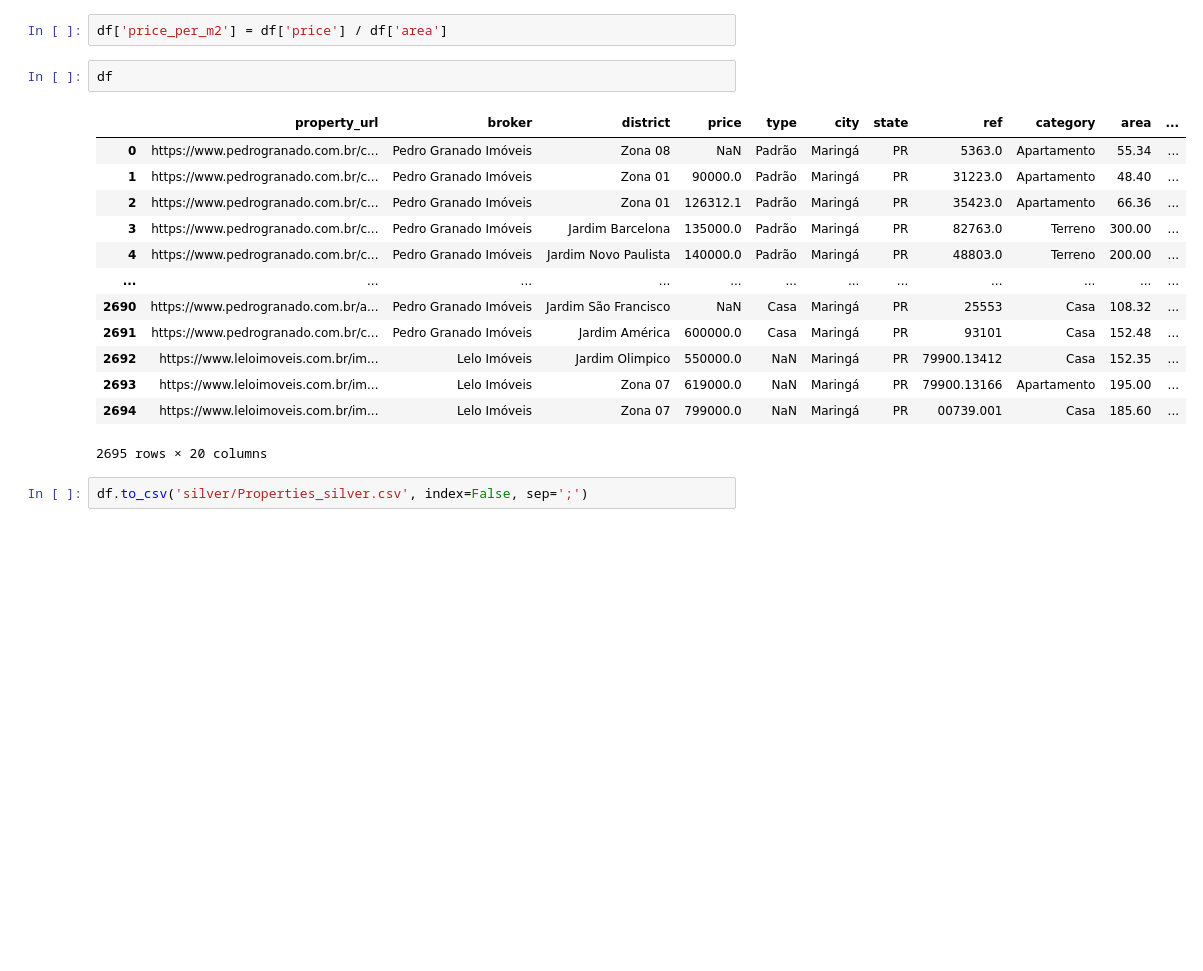
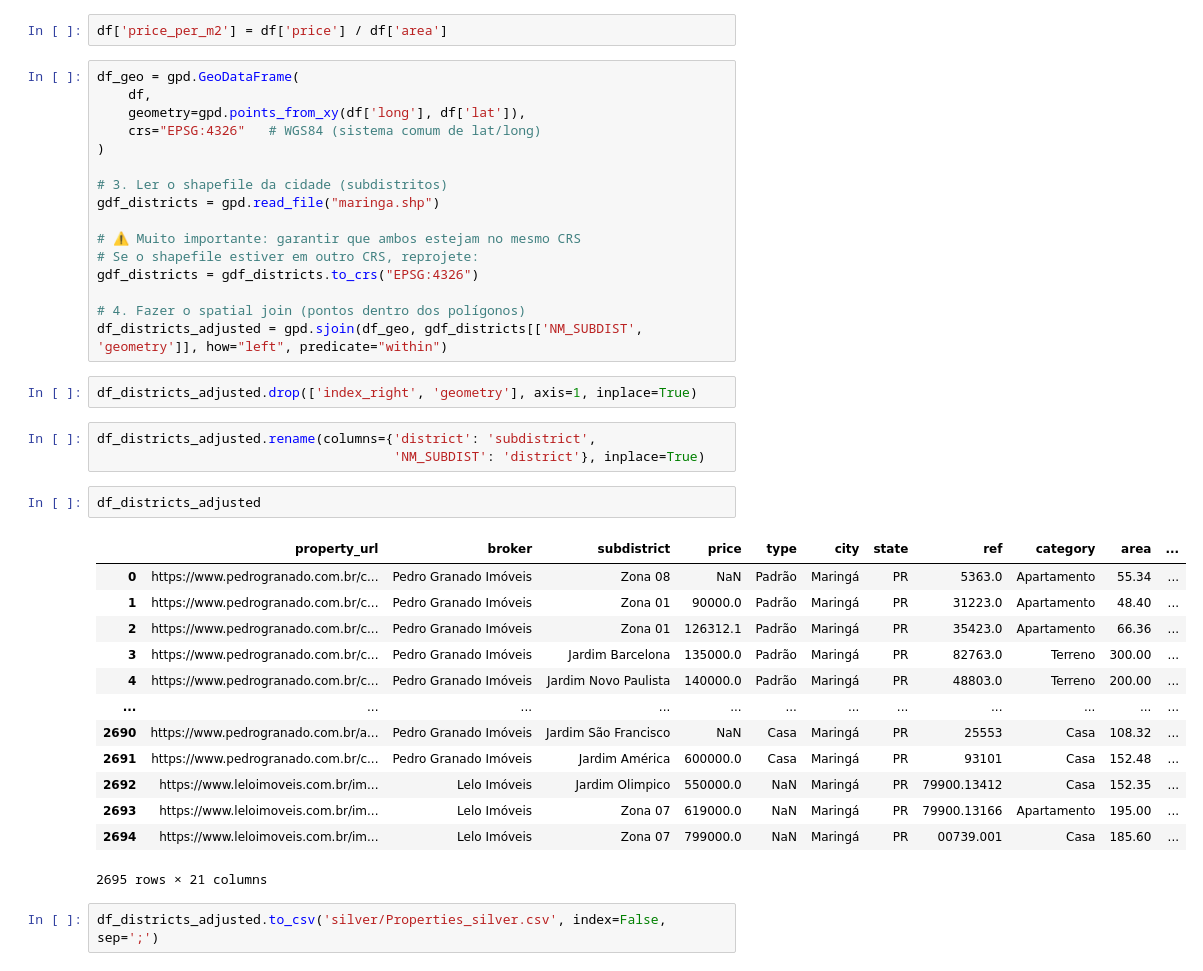
Before and after one commit to joaopaivaa/Maringa-Housing-Prices, a Jupyter notebook: data_cleaning.ipynb, the cells around one changed output. Drawn from its saved outputs; the diff is of its cells as text; blank space fills up the shorter version.

Commit message:
updates silver treatment

```diff
--- a/data_cleaning.ipynb
+++ b/data_cleaning.ipynb
@@ -76,21 +77,42 @@ df.loc[pd.isna(df['sold_date']), 'is_sold'] = False
 df['days_on_market'] = (pd.to_datetime(df['sold_date']) - pd.to_datetime(df['added_date'])).dt.days
 # %%
 df['price_per_m2'] = df['price'] / df['area']
+# %%
+df_geo = gpd.GeoDataFrame(
+    df,
+    geometry=gpd.points_from_xy(df['long'], df['lat']),
+    crs="EPSG:4326"   # WGS84 (sistema comum de lat/long)
+)
+
+# 3. Ler o shapefile da cidade (subdistritos)
+gdf_districts = gpd.read_file("maringa.shp")
+
+# ⚠️ Muito importante: garantir que ambos estejam no mesmo CRS
+# Se o shapefile estiver em outro CRS, reprojete:
+gdf_districts = gdf_districts.to_crs("EPSG:4326")
+
+# 4. Fazer o spatial join (pontos dentro dos polígonos)
+df_districts_adjusted = gpd.sjoin(df_geo, gdf_districts[['NM_SUBDIST', 'geometry']], how="left", predicate="within")
 # %%
-df
+df_districts_adjusted.drop(['index_right', 'geometry'], axis=1, inplace=True)
-# %% [output]
-|  | property_url | broker | district | price | type | city | state | ref | category | area | ... |
-| 0 | https://www.pedrogranado.com.br/c... | Pedro Granado Imóveis | Zona 08 | NaN | Padrão | Maringá | PR | 5363.0 | Apartamento | 55.34 | ... |
-| 1 | https://www.pedrogranado.com.br/c... | Pedro Granado Imóveis | Zona 01 | 90000.0 | Padrão | Maringá | PR | 31223.0 | Apartamento | 48.40 | ... |
-| 2 | https://www.pedrogranado.com.br/c... | Pedro Granado Imóveis | Zona 01 | 126312.1 | Padrão | Maringá | PR | 35423.0 | Apartamento | 66.36 | ... |
-| 3 | https://www.pedrogranado.com.br/c... | Pedro Granado Imóveis | Jardim Barcelona | 135000.0 | Padrão | Maringá | PR | 82763.0 | Terreno | 300.00 | ... |
-| 4 | https://www.pedrogranado.com.br/c... | Pedro Granado Imóveis | Jardim Novo Paulista | 140000.0 | Padrão | Maringá | PR | 48803.0 | Terreno | 200.00 | ... |
-| ... | ... | ... | ... | ... | ... | ... | ... | ... | ... | ... | ... |
-| 2690 | https://www.pedrogranado.com.br/a... | Pedro Granado Imóveis | Jardim São Francisco | NaN | Casa | Maringá | PR | 25553 | Casa | 108.32 | ... |
-| 2691 | https://www.pedrogranado.com.br/c... | Pedro Granado Imóveis | Jardim América | 600000.0 | Casa | Maringá | PR | 93101 | Casa | 152.48 | ... |
-| 2692 | https://www.leloimoveis.com.br/im... | Lelo Imóveis | Jardim Olimpico | 550000.0 | NaN | Maringá | PR | 79900.13412 | Casa | 152.35 | ... |
-| 2693 | https://www.leloimoveis.com.br/im... | Lelo Imóveis | Zona 07 | 619000.0 | NaN | Maringá | PR | 79900.13166 | Apartamento | 195.00 | ... |
-| 2694 | https://www.leloimoveis.com.br/im... | Lelo Imóveis | Zona 07 | 799000.0 | NaN | Maringá | PR | 00739.001 | Casa | 185.60 | ... |
-2695 rows × 20 columns
+# %%
+df_districts_adjusted.rename(columns={'district': 'subdistrict',
+                                      'NM_SUBDIST': 'district'}, inplace=True)
+# %%
+df_districts_adjusted
+# %% [output]
+|  | property_url | broker | subdistrict | price | type | city | state | ref | category | area | ... |
+| 0 | https://www.pedrogranado.com.br/c... | Pedro Granado Imóveis | Zona 08 | NaN | Padrão | Maringá | PR | 5363.0 | Apartamento | 55.34 | ... |
+| 1 | https://www.pedrogranado.com.br/c... | Pedro Granado Imóveis | Zona 01 | 90000.0 | Padrão | Maringá | PR | 31223.0 | Apartamento | 48.40 | ... |
+| 2 | https://www.pedrogranado.com.br/c... | Pedro Granado Imóveis | Zona 01 | 126312.1 | Padrão | Maringá | PR | 35423.0 | Apartamento | 66.36 | ... |
+| 3 | https://www.pedrogranado.com.br/c... | Pedro Granado Imóveis | Jardim Barcelona | 135000.0 | Padrão | Maringá | PR | 82763.0 | Terreno | 300.00 | ... |
+| 4 | https://www.pedrogranado.com.br/c... | Pedro Granado Imóveis | Jardim Novo Paulista | 140000.0 | Padrão | Maringá | PR | 48803.0 | Terreno | 200.00 | ... |
+| ... | ... | ... | ... | ... | ... | ... | ... | ... | ... | ... | ... |
+| 2690 | https://www.pedrogranado.com.br/a... | Pedro Granado Imóveis | Jardim São Francisco | NaN | Casa | Maringá | PR | 25553 | Casa | 108.32 | ... |
+| 2691 | https://www.pedrogranado.com.br/c... | Pedro Granado Imóveis | Jardim América | 600000.0 | Casa | Maringá | PR | 93101 | Casa | 152.48 | ... |
+| 2692 | https://www.leloimoveis.com.br/im... | Lelo Imóveis | Jardim Olimpico | 550000.0 | NaN | Maringá | PR | 79900.13412 | Casa | 152.35 | ... |
+| 2693 | https://www.leloimoveis.com.br/im... | Lelo Imóveis | Zona 07 | 619000.0 | NaN | Maringá | PR | 79900.13166 | Apartamento | 195.00 | ... |
+| 2694 | https://www.leloimoveis.com.br/im... | Lelo Imóveis | Zona 07 | 799000.0 | NaN | Maringá | PR | 00739.001 | Casa | 185.60 | ... |
+2695 rows × 21 columns
 # %%
-df.to_csv('silver/Properties_silver.csv', index=False, sep=';')
+df_districts_adjusted.to_csv('silver/Properties_silver.csv', index=False, sep=';')
```
Also changed, not shown: parts of 1 cell of this notebook, 1 other file.
